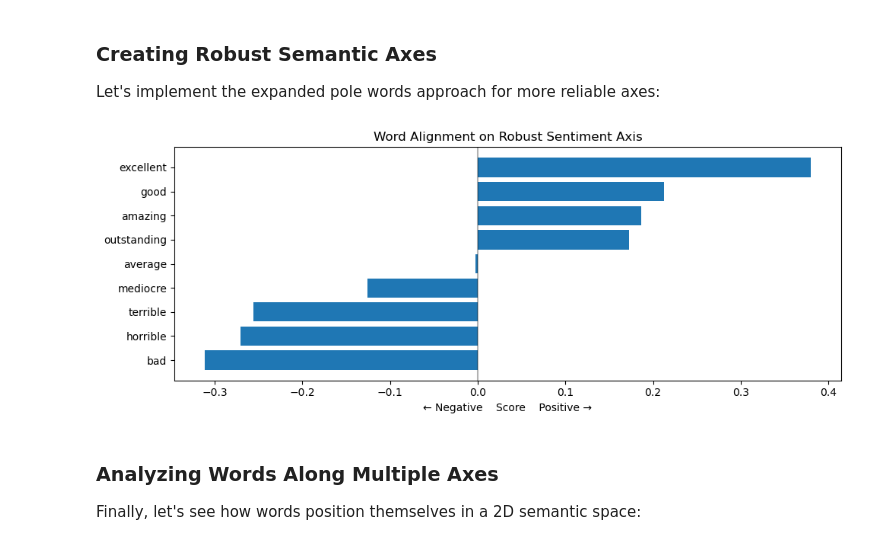
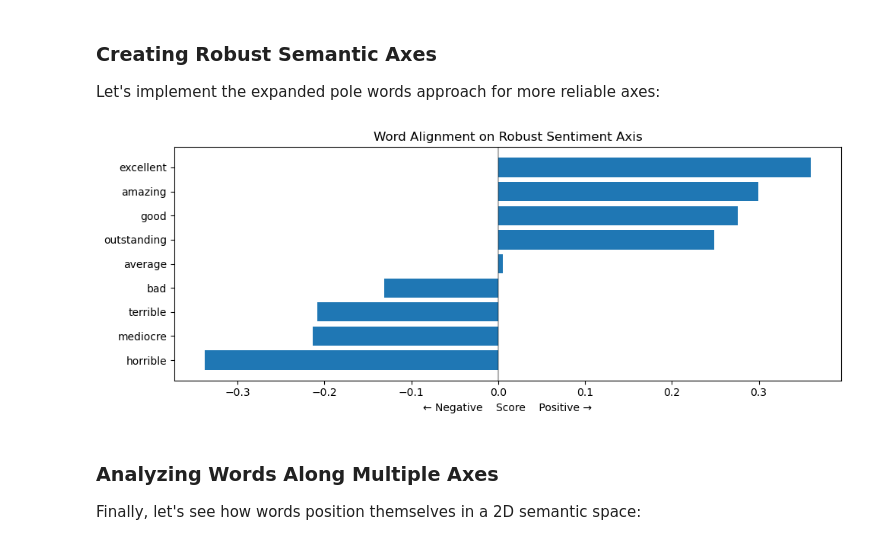
Before and after one commit to skojaku/applied-soft-comp, a Jupyter notebook: notebooks/semaxis.ipynb, the cells around one changed output. Saved outputs shown, nothing was run; the diff lists cells and outputs as text; code cells hidden in the pictures.

```diff
--- a/notebooks/semaxis.ipynb
+++ b/notebooks/semaxis.ipynb
@@ -100,29 +100,23 @@ plot_semantic_alignment(test_words, sentiment_axis, model)
 
 Let's implement the expanded pole words approach for more reliable axes:
 # %%
-def create_robust_axis(pos_word, neg_word, model, k=5):
+def create_robust_axis(pos_words, neg_words, model, k=5):
     """Create a semantic axis using expanded pole words"""
-    # Get neighboring words for positive pole
-    pos_neighbors = [word for word, _ in model.most_similar(pos_word, topn=k)]
-    pos_neighbors.append(pos_word)
-
-    # Get neighboring words for negative pole
-    neg_neighbors = [word for word, _ in model.most_similar(neg_word, topn=k)]
-    neg_neighbors.append(neg_word)
-
     # Calculate centroid vectors
-    pos_centroid = np.mean([model[w] for w in pos_neighbors], axis=0)
-    neg_centroid = np.mean([model[w] for w in neg_neighbors], axis=0)
+    pos_centroid = np.mean([model[w] for w in pos_words], axis=0)
+    neg_centroid = np.mean([model[w] for w in neg_words], axis=0)
 
     # Create axis vector
     return pos_centroid - neg_centroid
 
 # Create a robust sentiment axis and compare results
-robust_sentiment_axis = create_robust_axis('good', 'bad', model)
+positive_words = ['great', 'fantastic', 'wonderful']
+negative_words = ['horrible', 'awful', 'disappointing']
+robust_sentiment_axis = create_robust_axis(positive_words, negative_words, model)
 plot_semantic_alignment(test_words, robust_sentiment_axis, model,
                        "Robust Sentiment")
 # %% [output]
-[figure, old version]
+[figure, new version]
 # %% [markdown]
 ### Analyzing Words Along Multiple Axes
 
```
Also changed, not shown: parts of 1 cell of this notebook.
